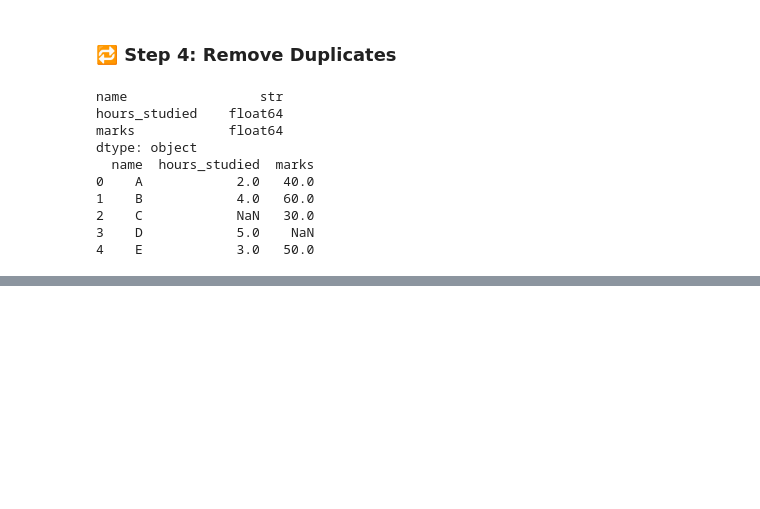
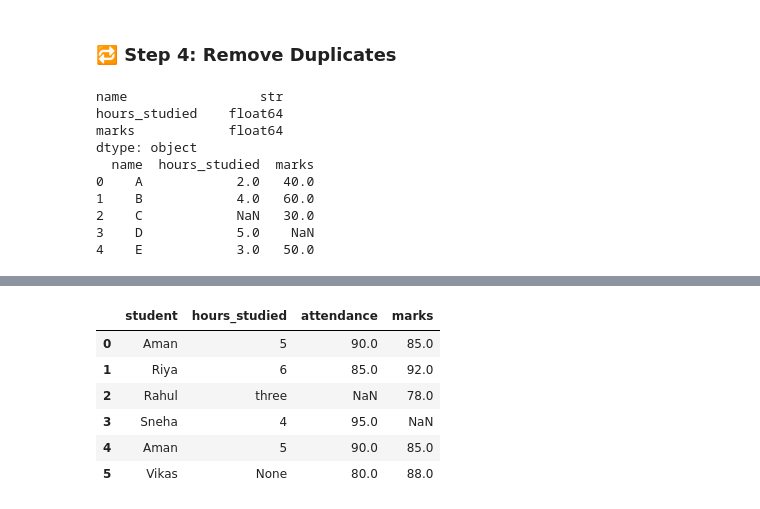
Before and after one commit to RajCodes1996/AIML_2026, a Jupyter notebook: Main/ML_5_to_10.ipynb, the cells around one changed output, grey strips where cells are left out. Cells and saved outputs as stored; diff of their text form; code cells hidden in the pictures; blank space fills up the shorter version.

```diff
--- a/Main/ML_5_to_10.ipynb
+++ b/Main/ML_5_to_10.ipynb
@@ -400,0 +576,83 @@ dtype: object
+# %%
+import pandas as pd
+
+# -----------------------------------
+# 1. Create Dirty Dataset
+# -----------------------------------
+
+data = {
+    "student": ["Aman", "Riya", "Rahul", "Sneha", "Aman", "Vikas"],
+    "hours_studied": [5, 6, "three", 4, 5, None],
+    "attendance": [90, 85, None, 95, 90, 80],
+    "marks": [85, 92, 78, None, 85, 88]
+}
+
+df = pd.DataFrame(data)
+
+print("Original Dataset:")
+display(df)
+
+
+# -----------------------------------
+# 2. Detect Missing Values
+# -----------------------------------
+
+print("\nMissing Values:")
+print(df.isnull().sum())
+
+
+# -----------------------------------
+# 3. Fix Incorrect Data Type
+# -----------------------------------
+
+df["hours_studied"] = pd.to_numeric(
+    df["hours_studied"],
+    errors="coerce"
+)
+
+
+# -----------------------------------
+# 4. Fill Missing Values
+# -----------------------------------
+
+df["hours_studied"] = df["hours_studied"].fillna(
+    df["hours_studied"].mean()
+)
+
+df["attendance"] = df["attendance"].fillna(
+    df["attendance"].mean()
+)
+
+df["marks"] = df["marks"].fillna(
+    df["marks"].mean()
+)
+
+
+# -----------------------------------
+# 5. Remove Duplicates
+# -----------------------------------
+
+df = df.drop_duplicates()
+
+
+# -----------------------------------
+# 6. Show Cleaned Dataset
+# -----------------------------------
+
+print("\nCleaned Dataset:")
+display(df)
+
+
+# -----------------------------------
+# 7. Final Check
+# -----------------------------------
+
+print("\nFinal Missing Values:")
+print(df.isnull().sum())
+
+print("\nFinal Data Types:")
+print(df.dtypes)
+
+print("\nNumber of Duplicates:")
+print(df.duplicated().sum())
+# %% [output]
@@ -400,0 +660,7 @@ dtype: object
+|  | student | hours_studied | attendance | marks |
+| 0 | Aman | 5 | 90.0 | 85.0 |
+| 1 | Riya | 6 | 85.0 | 92.0 |
+| 2 | Rahul | three | NaN | 78.0 |
+| 3 | Sneha | 4 | 95.0 | NaN |
+| 4 | Aman | 5 | 90.0 | 85.0 |
+| 5 | Vikas | None | 80.0 | 88.0 |
```
Also changed, not shown: parts of 23 cells of this notebook.
